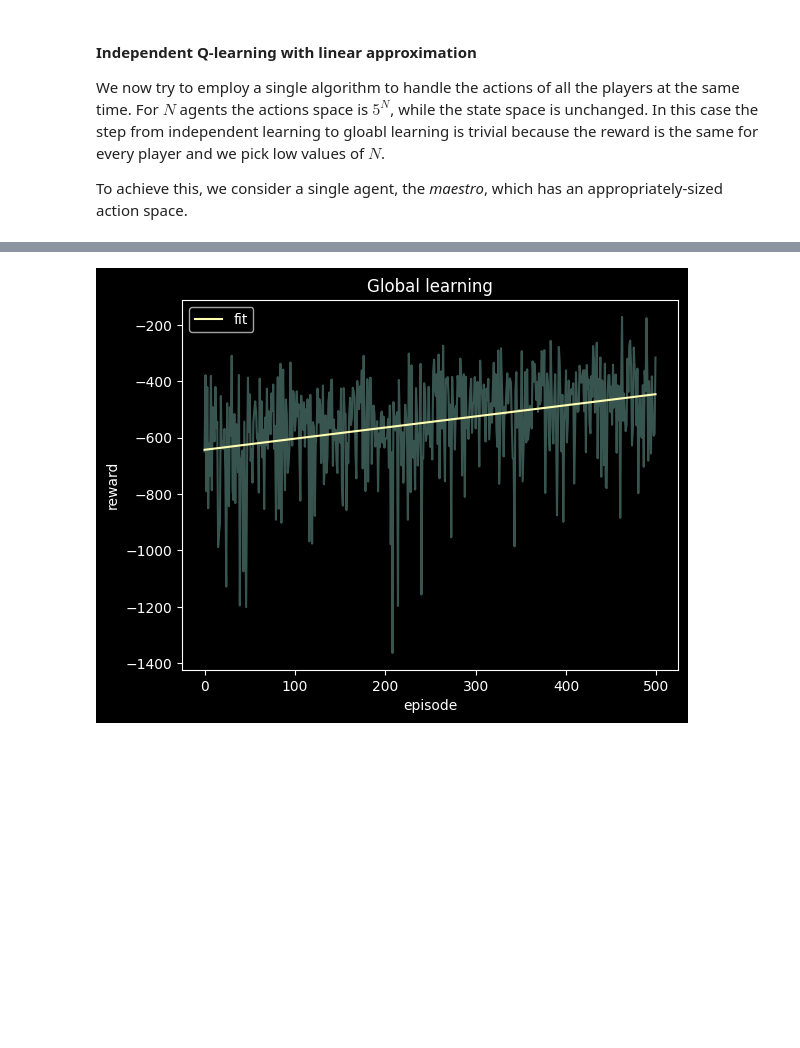
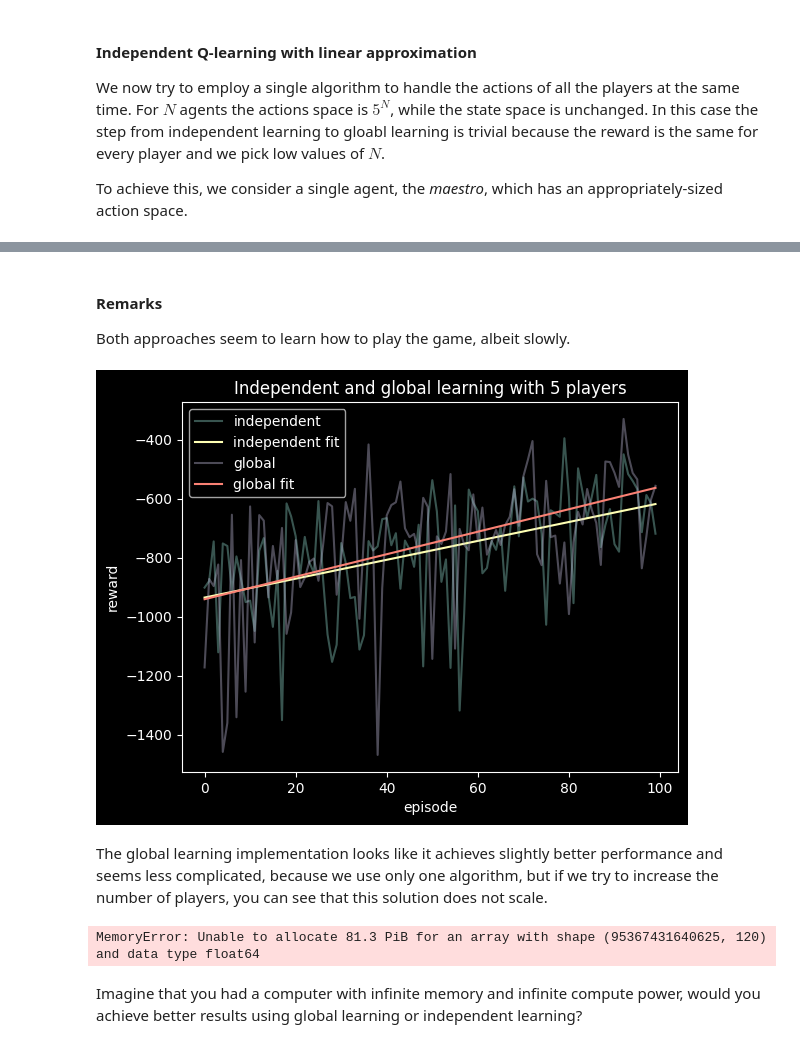
Before and after one commit to afflint/rlcoding, a Jupyter notebook: 2024-25/L7-multiagent-rl.ipynb, the cells around one changed output, grey strips where cells are left out. Cells and saved outputs as stored; diff of their text form; code cells hidden in the pictures; blank space fills up the shorter version.

Commit message:
global learning scaling problem

```diff
--- a/2024-25/L7-multiagent-rl.ipynb
+++ b/2024-25/L7-multiagent-rl.ipynb
@@ -71,6 +71,19 @@ def visualize(render):
 	plt.imshow(render)
 	plt.axis("off")
 	plt.show()
+
+def plot_reward_fit(data, title):
+	x = range(len(data))
+	plt.plot(x, data, "+-", alpha = .4)
+
+	m, b = np.polyfit(x, data, 1)
+	plt.plot(x, m * x + b, label = "fit")
+
+	plt.legend()
+	plt.xlabel("episode")
+	plt.ylabel("reward")
+	plt.title(title)
+	plt.show()
 # %% [markdown]
 ### Tic-Tac-Toe
 # %%
@@ -240,0 +241,2 @@ plt.show()
+# %%
+plot_reward_fit(spread_iql_reward, f"Independent learning with {NUM_AGENTS} players")
@@ -245,9 +249,7 @@ We now try to employ a single algorithm to handle the actions of all the players
 
 To achieve this, we consider a single agent, the _maestro_, which has an appropriately-sized action space.
 # %%
-from gymbase.vfa import egreedy_policy_q
-
-def spread_gql(env, episodes = 500, gamma = 0.99):
+def spread_gql(env, episodes = 100, gamma = 0.99):
 	observations, _ = env.reset()
 
 	# Any agent is fine
@@ -266,7 +268,7 @@ def spread_gql(env, episodes = 500, gamma = 0.99):
 	# Keep track of the global rewards at the end of each episode
 	episode_reward = []
 
-	for episode in trange(episodes):
+	for episode in trange(episodes, desc = "global learning"):
 		observations, _ = env.reset()
 
 		# We care about the total reward achieved in the episode
@@ -323,13 +325,3 @@ def spread_gql(env, episodes = 500, gamma = 0.99):
 
 	env.close()
 	return episode_reward
-
-env = simple_spread_v3.parallel_env(
-	N = NUM_AGENTS,
-	max_cycles = 200,
-	continuous_actions = False,
-	local_ratio = 0, # we care only about global reward
-	render_mode = "rgb_array"
-)
-
-spread_gql_reward = spread_gql(env)
@@ -335,0 +337,2 @@ spread_gql_reward = spread_gql(env)
+# %%
+plot_reward_fit(spread_gql_reward, f"Global learning with {NUM_AGENTS} players")
@@ -336,14 +341,35 @@ spread_gql_reward = spread_gql(env)
+# %% [markdown]
+#### Remarks
+
+Both approaches seem to learn how to play the game, albeit slowly.
 # %%
 x = range(len(spread_gql_reward))
-plt.plot(x, spread_gql_reward, alpha = .4)
 
+plt.plot(x, spread_iql_reward, alpha = .4, label = "independent")
+m, b = np.polyfit(x, spread_iql_reward, 1)
+plt.plot(x, m * x + b, label = "independent fit")
+
+plt.plot(x, spread_gql_reward, alpha = .4, label = "global")
 m, b = np.polyfit(x, spread_gql_reward, 1)
-plt.plot(x, m * x + b, label = "fit")
+plt.plot(x, m * x + b, label = "global fit")
 
 plt.legend()
 plt.xlabel("episode")
 plt.ylabel("reward")
-plt.title("Global learning")
+plt.title(f"Independent and global learning with {NUM_AGENTS} players")
 plt.show()
 # %% [output]
-[figure, old version]
+[figure, new version]
+# %% [markdown]
+ The global learning implementation looks like it achieves slightly better performance and seems less complicated, because we use only one algorithm, but if we try to increase the number of players, you can see that this solution does not scale.
+# %%
+env = simple_spread_v3.parallel_env(
+	N = NUM_AGENTS * 4, # How big the is the global learning action space now?
+)
+
+# Warning: it will crash unless you have some petabytes of ram
+crowded_spread_gql_reward = spread_gql(env)
+# %% [output]
+MemoryError: Unable to allocate 81.3 PiB for an array with shape (95367431640625, 120) and data type float64
+# %% [markdown]
+Imagine that you had a computer with infinite memory and infinite compute power, would you achieve better results using global learning or independent learning?
```
Also changed, not shown: parts of 9 cells of this notebook.
